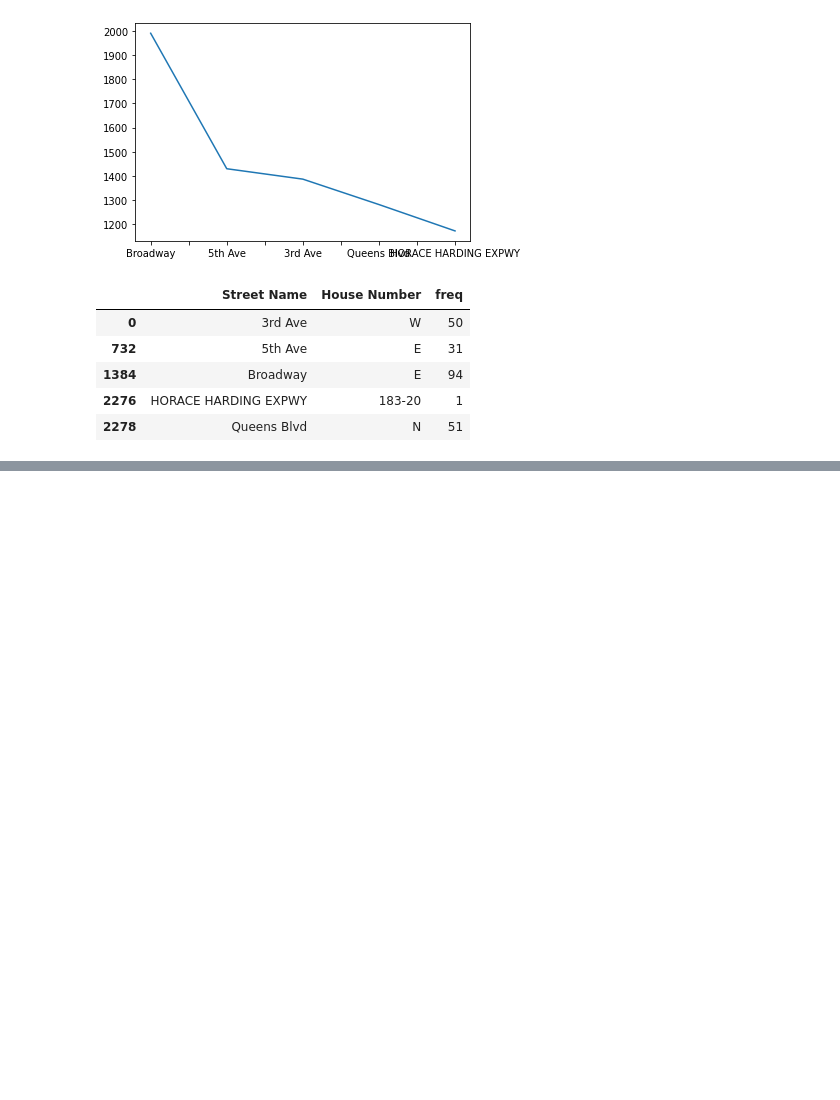
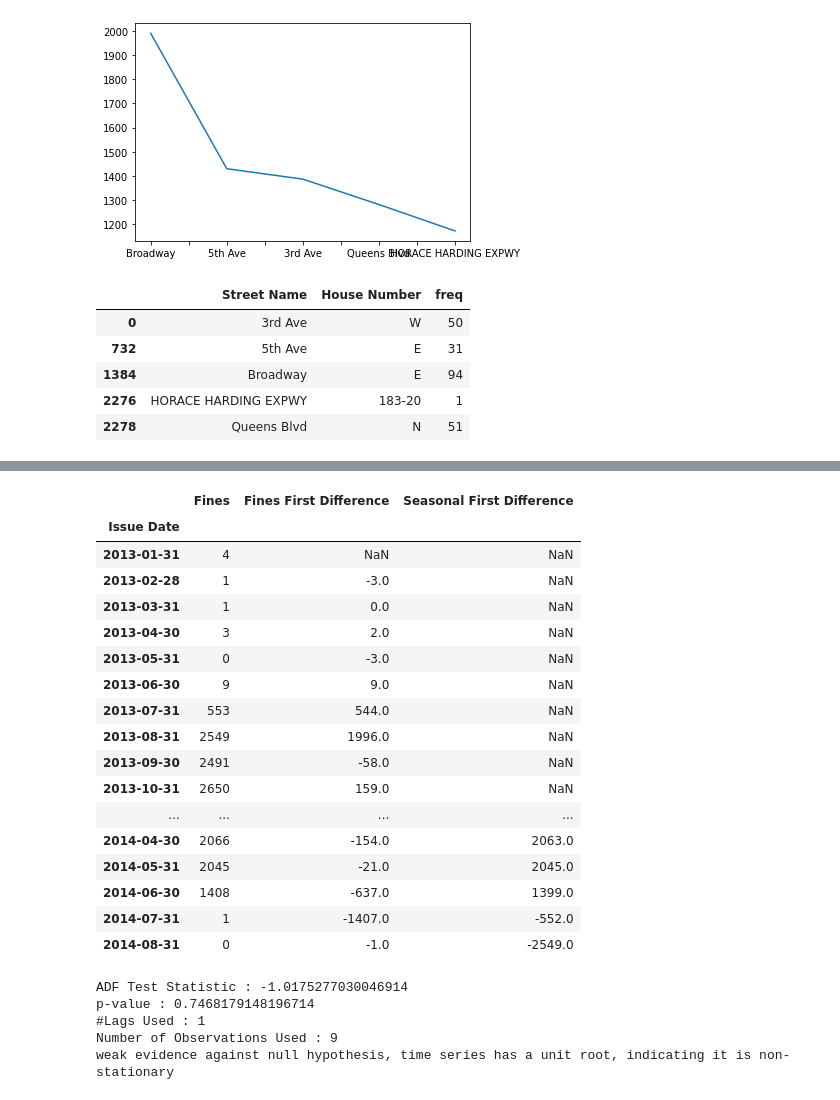
Before and after one commit to FStrean/NYC-Parking-Tickets-Analisis, a Jupyter notebook: NYC-Parking-Tickets-Analisis.ipynb, the cells around one changed output, grey strips where cells are left out. Cells and saved outputs as stored; diff of their text form; code cells hidden in the pictures; blank space fills up the shorter version.

```diff
--- a/NYC-Parking-Tickets-Analisis.ipynb
+++ b/NYC-Parking-Tickets-Analisis.ipynb
@@ -545,3 +373,0 @@ finecount_bydate_before2000['TOYOT'].tail(15)
-# %%
-finecount_bydate_before2000['TOYOT']['Seasonal First Difference']=finecount_bydate_before2000['TOYOT']['Fines']-finecount_bydate_before2000['TOYOT']['Fines'].shift(365)
-finecount_bydate_before2000['TOYOT'].tail(40)
@@ -590,3 +373,0 @@ strong evidence against the null hypothesis(Ho), reject the null hypothesis. Dat
-# %%
-finecount_bydate_before2000['HYUND']['Fines First Difference'] = finecount_bydate_before2000['HYUND']['Fines'] - finecount_bydate_before2000['HYUND']['Fines'].shift(30)
-finecount_bydate_before2000['HYUND'].tail(15)
@@ -611,3 +373,0 @@ finecount_bydate_before2000['HYUND'].tail(15)
-# %%
-finecount_bydate_before2000['HYUND']['Seasonal First Difference']=finecount_bydate_before2000['HYUND']['Fines']-finecount_bydate_before2000['HYUND']['Fines'].shift(365)
-finecount_bydate_before2000['HYUND'].tail(40)
@@ -834,0 +448,3 @@ finecount_bydate_after2000['HYUND']['Seasonal First Difference'].plot()
+# %%
+finecount_bydate_before2000['DODGE']['Fines First Difference'] = finecount_bydate_before2000['DODGE']['Fines'] - finecount_bydate_before2000['DODGE']['Fines'].shift(1)
+finecount_bydate_before2000['DODGE'].head()
@@ -834,0 +459,30 @@ finecount_bydate_after2000['HYUND']['Seasonal First Difference'].plot()
+# %%
+finecount_bydate_before2000['DODGE']['Seasonal First Difference']=finecount_bydate_before2000['DODGE']['Fines']-finecount_bydate_before2000['DODGE']['Fines'].shift(12)
+finecount_bydate_before2000['DODGE'].head(20)
+# %% [output]
+|  | Fines | Fines First Difference | Seasonal First Difference |
+| Issue Date |  |  |  |
+| 2013-01-31 | 4 | NaN | NaN |
+| 2013-02-28 | 1 | -3.0 | NaN |
+| 2013-03-31 | 1 | 0.0 | NaN |
+| 2013-04-30 | 3 | 2.0 | NaN |
+| 2013-05-31 | 0 | -3.0 | NaN |
+| 2013-06-30 | 9 | 9.0 | NaN |
+| 2013-07-31 | 553 | 544.0 | NaN |
+| 2013-08-31 | 2549 | 1996.0 | NaN |
+| 2013-09-30 | 2491 | -58.0 | NaN |
+| 2013-10-31 | 2650 | 159.0 | NaN |
+| ... | ... | ... | ... |
+| 2014-04-30 | 2066 | -154.0 | 2063.0 |
+| 2014-05-31 | 2045 | -21.0 | 2045.0 |
+| 2014-06-30 | 1408 | -637.0 | 1399.0 |
+| 2014-07-31 | 1 | -1407.0 | -552.0 |
+| 2014-08-31 | 0 | -1.0 | -2549.0 |
+# %%
+adfuller_test(finecount_bydate_before2000['DODGE']['Seasonal First Difference'].dropna())
+# %% [output]
+ADF Test Statistic : -1.0175277030046914
+p-value : 0.7468179148196714
+#Lags Used : 1
+Number of Observations Used : 9
+weak evidence against null hypothesis, time series has a unit root, indicating it is non-stationary
```
Also changed, not shown: parts of 109 cells of this notebook.
